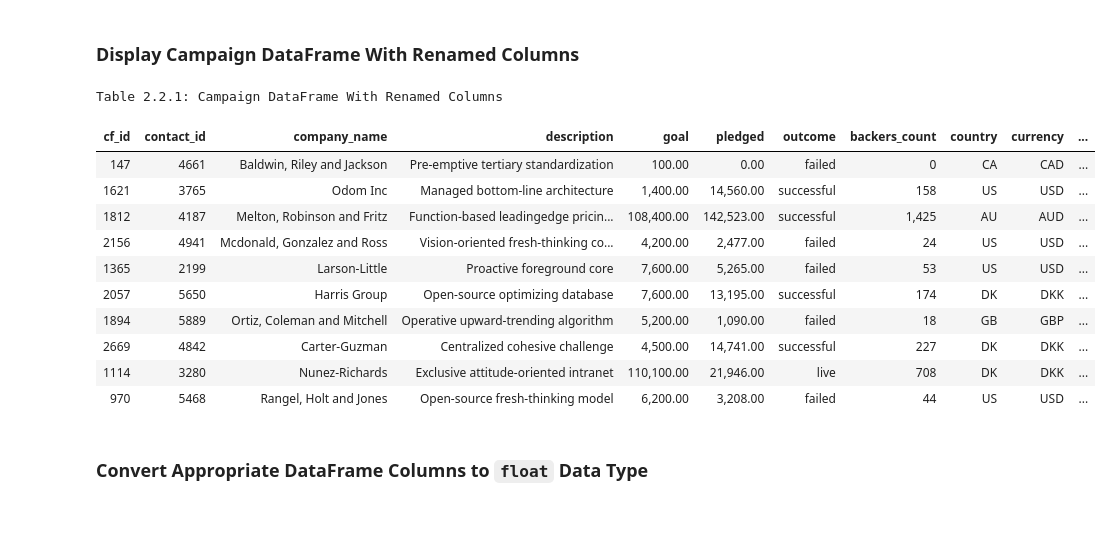
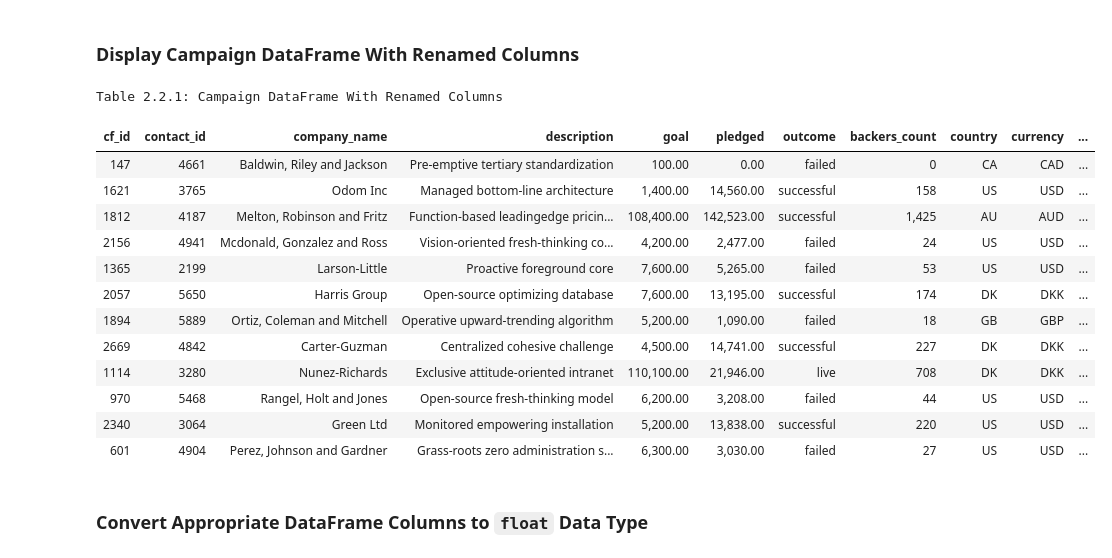
Before and after one commit to njgeorge000158/Crowdfunding-ETL, a Jupyter notebook: ETLMiniProject_NGeorge_SSmith.ipynb, the cells around one changed output. Cells and saved outputs as stored; diff of their text form; code cells hidden in the pictures; blank space fills up the shorter version.

```diff
--- a/ETLMiniProject_NGeorge_SSmith.ipynb
+++ b/ETLMiniProject_NGeorge_SSmith.ipynb
@@ -56,10 +56,9 @@ log_subroutine \
         ('ETLMiniProject')
 
 
-pd \
-    .set_option \
-        ('max_colwidth',
-         400)
+pd.set_option \
+    ('max_colwidth',
+     400)
 # %% [markdown]
 # <br> **1. Category and Subcategory DataFrames**
 # %% [markdown]
@@ -619,34 +620,36 @@ captionString \
 
 currentStylerObject \
     = function \
         .ReturnStylerObjectStandardFormat \
-            (campaignDataFrame.head(10),
+            (campaignDataFrame.head(12),
              captionString,
              hideFlagBooleanParameter = True) \
                 .format \
                     ({'cf_id': '{:}',
                       'contact_id': '{:}',
                       'goal': '{:,.2f}',
                       'pledged': '{:,.2f}',
                       'backers_count': '{:,}'})
 
 log_function \
     .ReturnStylerObjectSavePNGImage \
         (currentStylerObject,
          captionString)
 # %% [output]
 Table 2.2.1: Campaign DataFrame With Renamed Columns
 | cf_id | contact_id | company_name | description | goal | pledged | outcome | backers_count | country | currency | ... |
 | 147 | 4661 | Baldwin, Riley and Jackson | Pre-emptive tertiary standardization | 100.00 | 0.00 | failed | 0 | CA | CAD | ... |
 | 1621 | 3765 | Odom Inc | Managed bottom-line architecture | 1,400.00 | 14,560.00 | successful | 158 | US | USD | ... |
 | 1812 | 4187 | Melton, Robinson and Fritz | Function-based leadingedge pricin... | 108,400.00 | 142,523.00 | successful | 1,425 | AU | AUD | ... |
 | 2156 | 4941 | Mcdonald, Gonzalez and Ross | Vision-oriented fresh-thinking co... | 4,200.00 | 2,477.00 | failed | 24 | US | USD | ... |
 | 1365 | 2199 | Larson-Little | Proactive foreground core | 7,600.00 | 5,265.00 | failed | 53 | US | USD | ... |
 | 2057 | 5650 | Harris Group | Open-source optimizing database | 7,600.00 | 13,195.00 | successful | 174 | DK | DKK | ... |
 | 1894 | 5889 | Ortiz, Coleman and Mitchell | Operative upward-trending algorithm | 5,200.00 | 1,090.00 | failed | 18 | GB | GBP | ... |
 | 2669 | 4842 | Carter-Guzman | Centralized cohesive challenge | 4,500.00 | 14,741.00 | successful | 227 | DK | DKK | ... |
 | 1114 | 3280 | Nunez-Richards | Exclusive attitude-oriented intranet | 110,100.00 | 21,946.00 | live | 708 | DK | DKK | ... |
 | 970 | 5468 | Rangel, Holt and Jones | Open-source fresh-thinking model | 6,200.00 | 3,208.00 | failed | 44 | US | USD | ... |
+| 2340 | 3064 | Green Ltd | Monitored empowering installation | 5,200.00 | 13,838.00 | successful | 220 | US | USD | ... |
+| 601 | 4904 | Perez, Johnson and Gardner | Grass-roots zero administration s... | 6,300.00 | 3,030.00 | failed | 27 | US | USD | ... |
 # %% [markdown]
 ### Convert Appropriate DataFrame Columns to `float` Data Type
 # %% [markdown]
```
Also changed, not shown: parts of 25 cells of this notebook, 2 other files.
